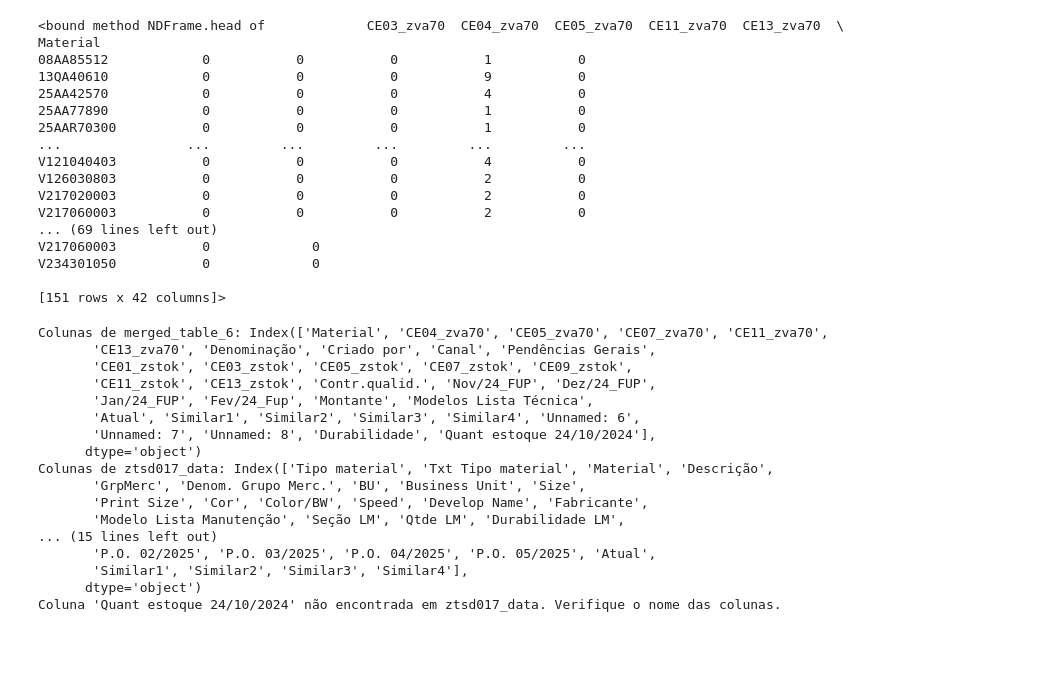
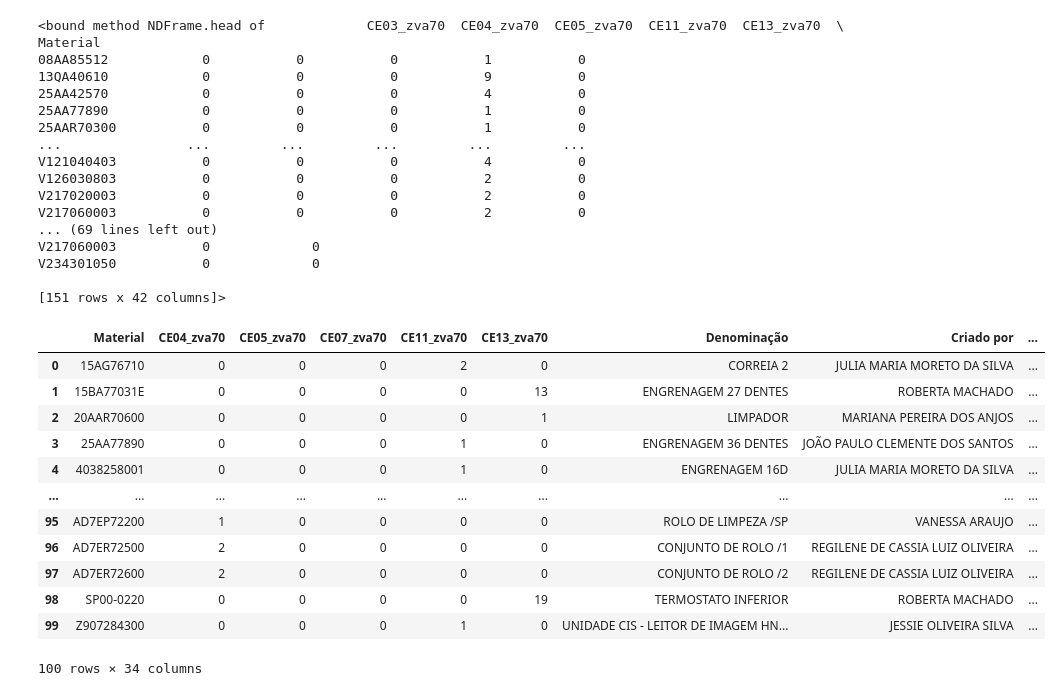
Before and after one commit to AdolphoBorgesSalvador/Pendencias, a Jupyter notebook: pendencias.ipynb, the cells around one changed output. Drawn from its saved outputs; the diff is of its cells as text; code cells hidden in the pictures; blank space fills up the shorter version.

```diff
--- a/pendencias.ipynb
+++ b/pendencias.ipynb
@@ -885,65 +845,3 @@ V217060003           0             0
 V234301050           0             0
 
 [151 rows x 42 columns]>
-# %%
-
-import pandas as pd
-
-# Carregar os arquivos Excel
-merged_table_6 = pd.read_excel(r'C:\Users\fsp_adolpho.salvador\Desktop\Konica Minolta\Desktop Cloud - Documentos\Desktop\Py\Pendencias\Arquivos\Mapa.xlsx')
-ztsd017_data = pd.read_excel(r'C:\Users\fsp_adolpho.salvador\Desktop\Konica Minolta\Desktop Cloud - Documentos\Desktop\Py\Pendencias\Arquivos\ztsd017.XLSX')
-
-# Remover espaços extras nos nomes das colunas
-merged_table_6.columns = merged_table_6.columns.str.strip()
-ztsd017_data.columns = ztsd017_data.columns.str.strip()
-
-# Exibir colunas para depuração
-print("Colunas de merged_table_6:", merged_table_6.columns)
-print("Colunas de ztsd017_data:", ztsd017_data.columns)
-
-# Verificar se a coluna 'Quant estoque 24/10/2024' existe
-estoque_coluna = 'Quant estoque 24/10/2024'
-if estoque_coluna not in ztsd017_data.columns:
-    print(f"Coluna '{estoque_coluna}' não encontrada em ztsd017_data. Verifique o nome das colunas.")
-    estoque_coluna = input("Digite o nome correto da coluna de estoque: ")
-
-# Função para encontrar o material no Mapa e retornar o valor de estoque
-def buscar_estoque(material, df_estoque, estoque_coluna):
-    if material in df_estoque['Material'].values:
-        return df_estoque.loc[df_estoque['Material'] == material, estoque_coluna].values[0]
-    return 0  # Se não encontrar o material, retornar 0
-
-# Função para verificar o material ou seus similares e buscar o estoque correspondente
-def buscar_estoque_similar(row, df_estoque, estoque_coluna):
-    # Lista de colunas de materiais para verificar
-    materiais = ['Material', 'Atual', 'Similar1', 'Similar2', 'Similar3', 'Similar4']
-
-    for material_col in materiais:
-        if material_col in row.index and pd.notna(row[material_col]):
-            estoque = buscar_estoque(row[material_col], df_estoque, estoque_coluna)
-            if estoque > 0:
-                return estoque  # Retornar o valor encontrado
-    return 0  # Retornar 0 se não encontrar estoque
-
-# Aplicar a função no DataFrame do Mapa
-merged_table_6['Quant estoque'] = merged_table_6.apply(
-    lambda row: buscar_estoque_similar(row, ztsd017_data, estoque_coluna), axis=1
-)
-# %% [output]
-Colunas de merged_table_6: Index(['Material', 'CE04_zva70', 'CE05_zva70', 'CE07_zva70', 'CE11_zva70',
-       'CE13_zva70', 'Denominação', 'Criado por', 'Canal', 'Pendências Gerais',
-       'CE01_zstok', 'CE03_zstok', 'CE05_zstok', 'CE07_zstok', 'CE09_zstok',
-       'CE11_zstok', 'CE13_zstok', 'Contr.qualid.', 'Nov/24_FUP', 'Dez/24_FUP',
-       'Jan/24_FUP', 'Fev/24_Fup', 'Montante', 'Modelos Lista Técnica',
-       'Atual', 'Similar1', 'Similar2', 'Similar3', 'Similar4', 'Unnamed: 6',
-       'Unnamed: 7', 'Unnamed: 8', 'Durabilidade', 'Quant estoque 24/10/2024'],
-      dtype='object')
-Colunas de ztsd017_data: Index(['Tipo material', 'Txt Tipo material', 'Material', 'Descrição',
-       'GrpMerc', 'Denom. Grupo Merc.', 'BU', 'Business Unit', 'Size',
-       'Print Size', 'Cor', 'Color/BW', 'Speed', 'Develop Name', 'Fabricante',
-       'Modelo Lista Manutenção', 'Seção LM', 'Qtde LM', 'Durabilidade LM',
-... (15 lines left out)
-       'P.O. 02/2025', 'P.O. 03/2025', 'P.O. 04/2025', 'P.O. 05/2025', 'Atual',
-       'Similar1', 'Similar2', 'Similar3', 'Similar4'],
-      dtype='object')
-Coluna 'Quant estoque 24/10/2024' não encontrada em ztsd017_data. Verifique o nome das colunas.
@@ -949,0 +852,16 @@ Coluna 'Quant estoque 24/10/2024' não encontrada em ztsd017_data. Verifique o n
+# %%
+merged_table_6
+# %% [output]
+|  | Material | CE04_zva70 | CE05_zva70 | CE07_zva70 | CE11_zva70 | CE13_zva70 | Denominação | Criado por | ... |
+| 0 | 15AG76710 | 0 | 0 | 0 | 2 | 0 | CORREIA 2 | JULIA MARIA MORETO DA SILVA | ... |
+| 1 | 15BA77031E | 0 | 0 | 0 | 0 | 13 | ENGRENAGEM 27 DENTES | ROBERTA MACHADO | ... |
+| 2 | 20AAR70600 | 0 | 0 | 0 | 0 | 1 | LIMPADOR | MARIANA PEREIRA DOS ANJOS | ... |
+| 3 | 25AA77890 | 0 | 0 | 0 | 1 | 0 | ENGRENAGEM 36 DENTES | JOÃO PAULO CLEMENTE DOS SANTOS | ... |
+| 4 | 4038258001 | 0 | 0 | 0 | 1 | 0 | ENGRENAGEM 16D | JULIA MARIA MORETO DA SILVA | ... |
+| ... | ... | ... | ... | ... | ... | ... | ... | ... | ... |
+| 95 | AD7EP72200 | 1 | 0 | 0 | 0 | 0 | ROLO DE LIMPEZA /SP | VANESSA ARAUJO | ... |
+| 96 | AD7ER72500 | 2 | 0 | 0 | 0 | 0 | CONJUNTO DE ROLO /1 | REGILENE DE CASSIA LUIZ OLIVEIRA | ... |
+| 97 | AD7ER72600 | 2 | 0 | 0 | 0 | 0 | CONJUNTO DE ROLO /2 | REGILENE DE CASSIA LUIZ OLIVEIRA | ... |
+| 98 | SP00-0220 | 0 | 0 | 0 | 0 | 19 | TERMOSTATO INFERIOR | ROBERTA MACHADO | ... |
+| 99 | Z907284300 | 0 | 0 | 0 | 1 | 0 | UNIDADE CIS - LEITOR DE IMAGEM HN... | JESSIE OLIVEIRA SILVA | ... |
+100 rows × 34 columns
```
Also changed, not shown: parts of 28 cells of this notebook.
